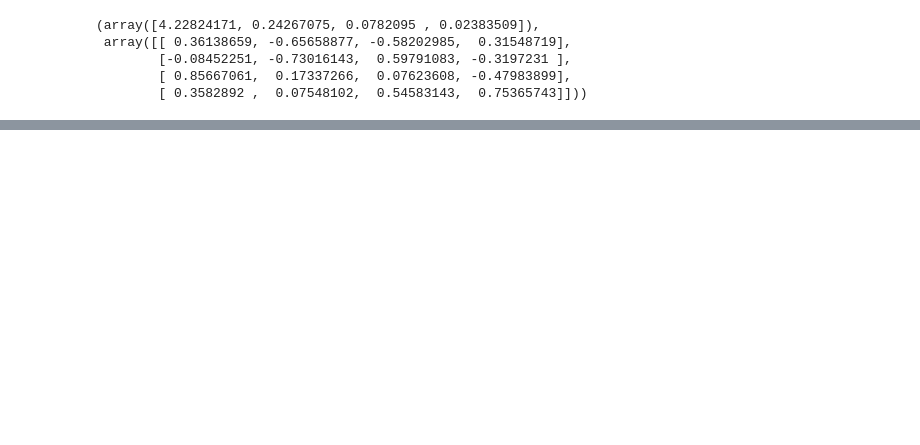
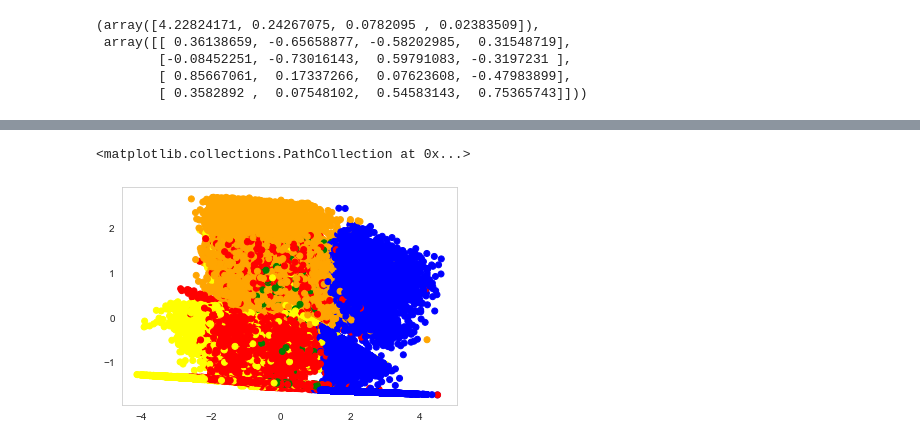
Before and after one commit to gurher/TIL, a Jupyter notebook: ML/Chapter 06_02.ipynb, the cells around one changed output, grey strips where cells are left out. Saved outputs shown, nothing was run; the diff lists cells and outputs as text; code cells hidden in the pictures; blank space fills up the shorter version.

```diff
--- a/ML/Chapter 06_02.ipynb
+++ b/ML/Chapter 06_02.ipynb
@@ -234,0 +260,3 @@ temp['y'] = irisdf['sepal_length']
+# %%
+credit_df[['amount','oldbalanceOrg','newbalanceOrig','oldbalanceDest','newbalanceDest']] = np.log1p(credit_df[['amount','oldbalanceOrg','newbalanceOrig','oldbalanceDest','newbalanceDest']])
+credit_df.head()
@@ -234,0 +275,4 @@ temp['y'] = irisdf['sepal_length']
+# %%
+scaler = StandardScaler()
+scaled_df = pd.DataFrame(scaler.fit_transform(credit_df[['amount','oldbalanceOrg','newbalanceOrig','oldbalanceDest','newbalanceDest']]), columns = ['amount','oldbalanceOrg','newbalanceOrig','oldbalanceDest','newbalanceDest'])
+scaled_df
@@ -234,0 +293,6 @@ temp['y'] = irisdf['sepal_length']
+# %%
+pca_credit = PCA(n_components=3)
+pca_data = pca_credit.fit_transform(scaled_df)
+
+
+credit_df.drop(['amount','oldbalanceOrg','newbalanceOrig','oldbalanceDest','newbalanceDest'],axis=1,inplace=True)
@@ -234,0 +304,3 @@ temp['y'] = irisdf['sepal_length']
+# %%
+credit_df[['PC1','PC2','PC3']] = pca_data
+credit_df
@@ -234,0 +336,9 @@ temp['y'] = irisdf['sepal_length']
+# %%
+types = credit_df['type'].unique()
+color_list = [{'CASH_OUT':"red",'DEBIT':"green", 'PAYMENT':"blue", 'CASH_IN':"orange", 'TRANSFER':"yellow"}[x] for x in credit_df['type']]
+
+fig, ax = plt.subplots()
+ax.scatter(x=credit_df["PC1"], y=credit_df["PC2"], color=color_list)
+# %% [output]
+<matplotlib.collections.PathCollection at 0x...>
+[figure, added]
```
Also changed, not shown: parts of 14 cells of this notebook, 22 other files.
